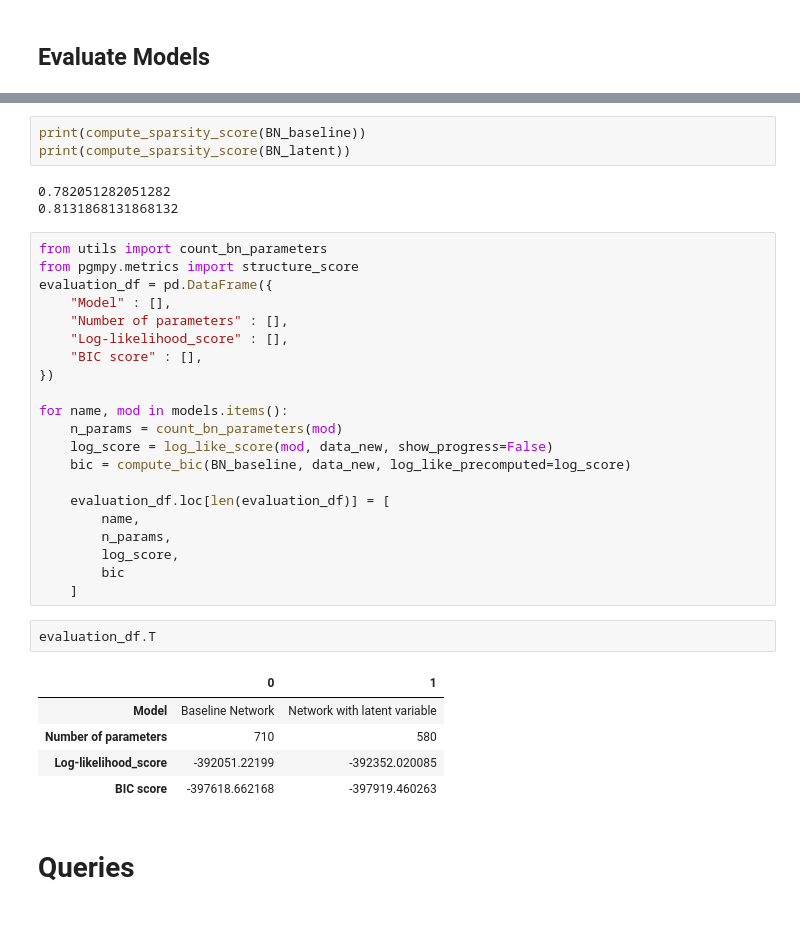
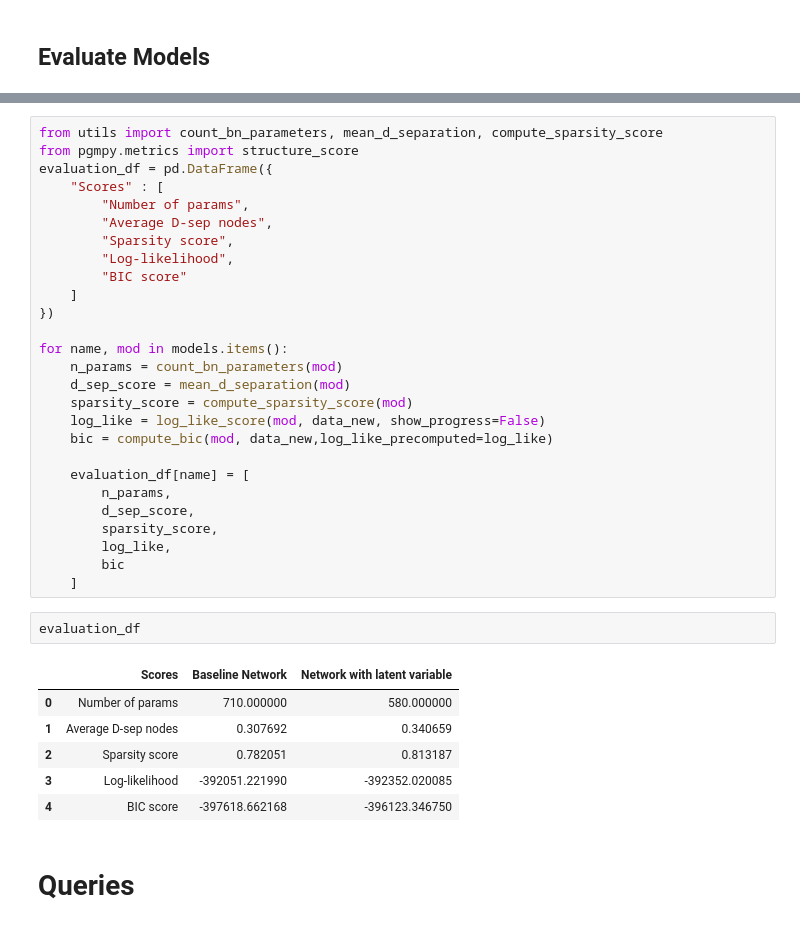
Before and after one commit to Shardyne/faikr3-project, a Jupyter notebook: network_comparison.ipynb, the cells around one changed output, grey strips where cells are left out. Drawn from its saved outputs; the diff is of its cells as text.

Commit message:
Executed results + reordered metric scores

```diff
--- a/network_comparison.ipynb
+++ b/network_comparison.ipynb
@@ -341,37 +247,38 @@ def compute_sparsity_score(model: BayesianNetwork) -> float:
-# %%
-print(compute_sparsity_score(BN_baseline))
-print(compute_sparsity_score(BN_latent))
-# %% [output]
-0.782051282051282
-0.8131868131868132
 # %%
-from utils import count_bn_parameters
+from utils import count_bn_parameters, mean_d_separation, compute_sparsity_score
 from pgmpy.metrics import structure_score
 evaluation_df = pd.DataFrame({
-    "Model" : [],
-    "Number of parameters" : [],
-    "Log-likelihood_score" : [],
-    "BIC score" : [],
+    "Scores" : [
+        "Number of params",
+        "Average D-sep nodes",
+        "Sparsity score",
+        "Log-likelihood",
+        "BIC score"
+    ]
 })
 
 for name, mod in models.items():
     n_params = count_bn_parameters(mod)
-    log_score = log_like_score(mod, data_new, show_progress=False)
-    bic = compute_bic(BN_baseline, data_new, log_like_precomputed=log_score)
+    d_sep_score = mean_d_separation(mod)
+    sparsity_score = compute_sparsity_score(mod)
+    log_like = log_like_score(mod, data_new, show_progress=False)
+    bic = compute_bic(mod, data_new,log_like_precomputed=log_like)
 
-    evaluation_df.loc[len(evaluation_df)] = [
-        name,
+    evaluation_df[name] = [
         n_params,
-        log_score,
+        d_sep_score,
+        sparsity_score,
+        log_like,
         bic
     ]
 # %%
-evaluation_df.T
+evaluation_df
 # %% [output]
-|  | 0 | 1 |
-| Model | Baseline Network | Network with latent variable |
-| Number of parameters | 710 | 580 |
-| Log-likelihood_score | -392051.22199 | -392352.020085 |
-| BIC score | -397618.662168 | -397919.460263 |
+|  | Scores | Baseline Network | Network with latent variable |
+| 0 | Number of params | 710.000000 | 580.000000 |
+| 1 | Average D-sep nodes | 0.307692 | 0.340659 |
+| 2 | Sparsity score | 0.782051 | 0.813187 |
+| 3 | Log-likelihood | -392051.221990 | -392352.020085 |
+| 4 | BIC score | -397618.662168 | -396123.346750 |
 # %% [markdown]
 # Queries
```
Also changed, not shown: parts of 13 cells of this notebook, 1 other file.
